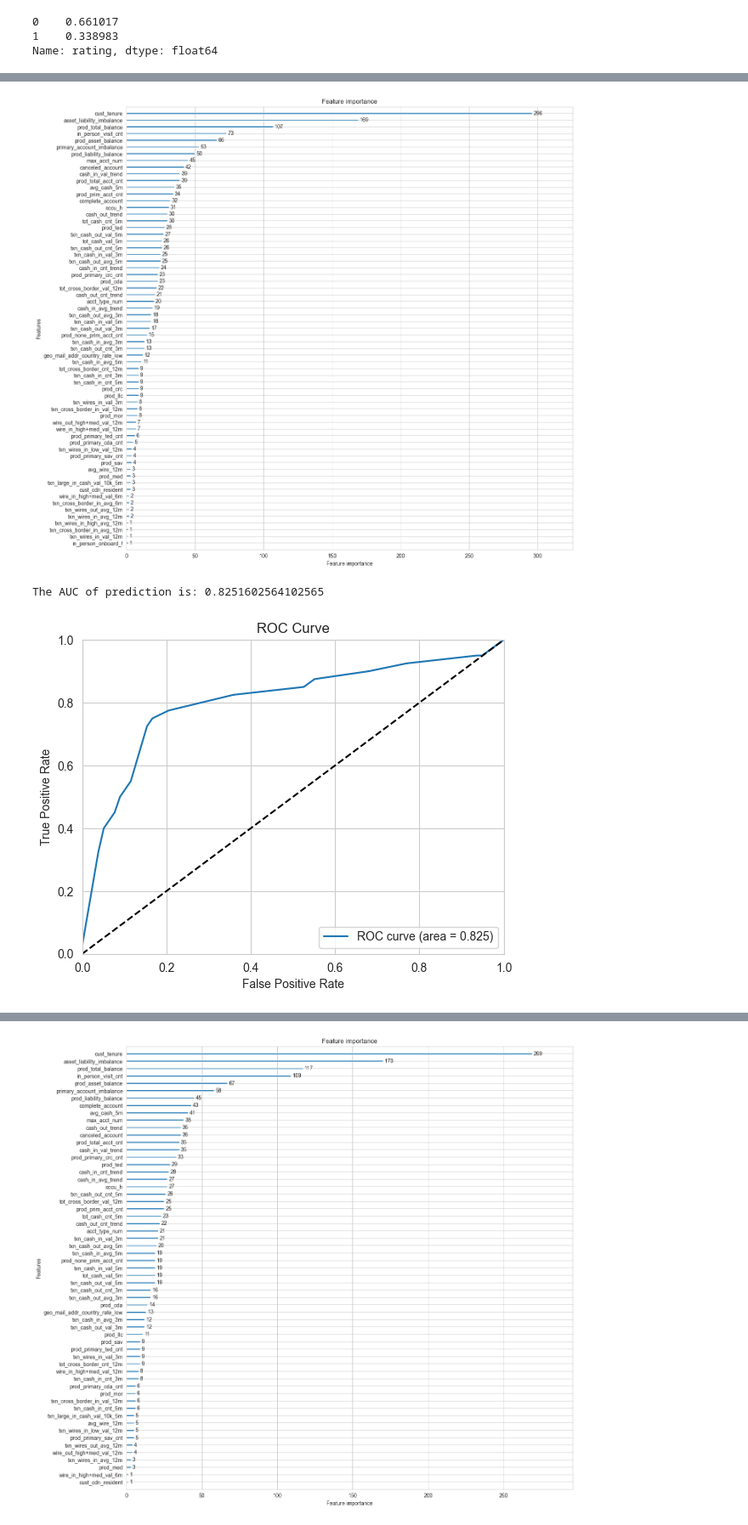
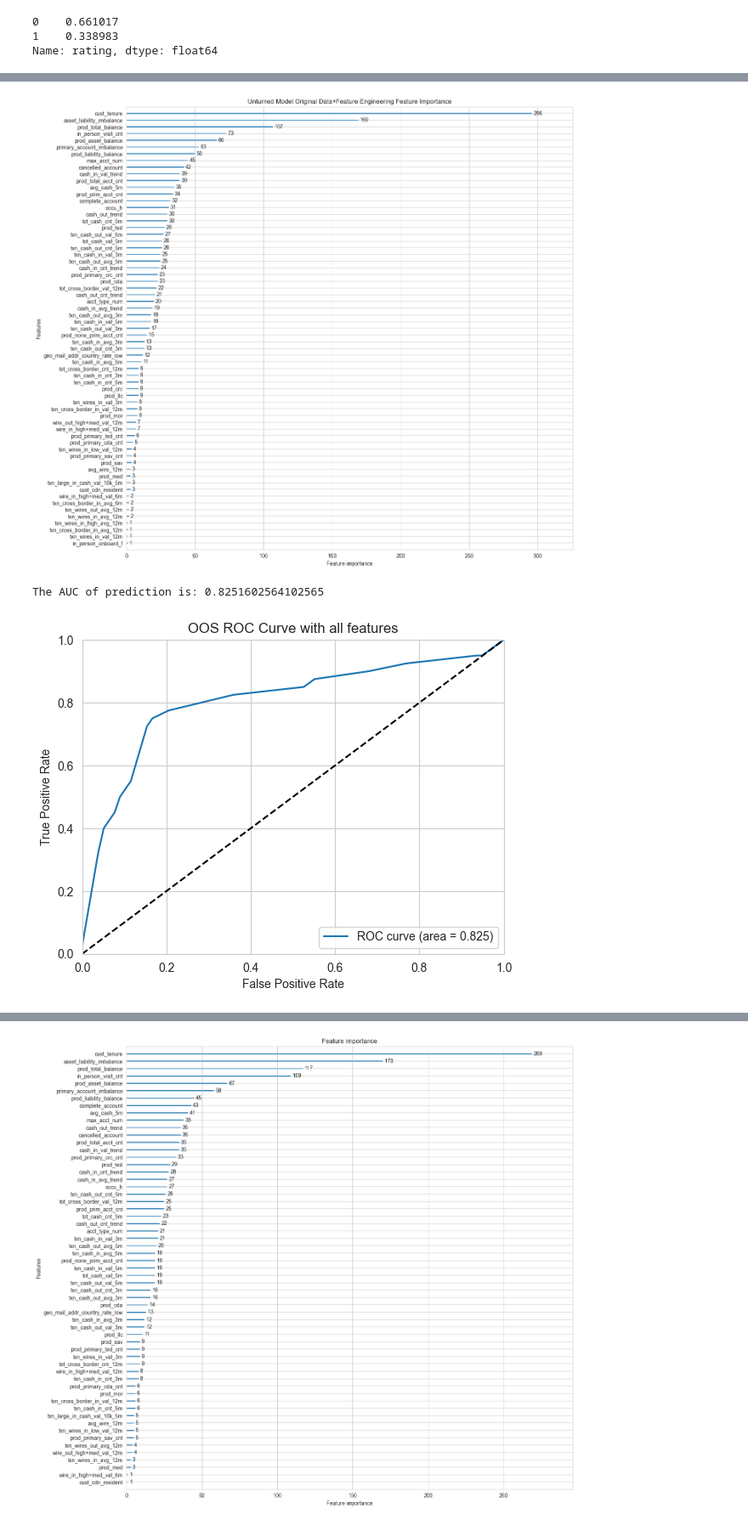
Before and after one commit to kaiwenShen/AML_modelling, a Jupyter notebook: AML_ml.ipynb, the cells around one changed output, grey strips where cells are left out. Shown at 85% size. Cells and saved outputs as stored; diff of their text form; code cells hidden in the pictures.

```diff
--- a/AML_ml.ipynb
+++ b/AML_ml.ipynb
@@ -43,7 +94,7 @@ possible_feature['asset_liability_imbalance'] = (data['prod_asset_balance'] - da
         data['prod_asset_balance'] + data['prod_liability_balance'])
 possible_feature['primary_account_imbalance'] = (data['prod_prim_acct_cnt'] - data['prod_none_prim_acct_cnt']) / (
         data['prod_prim_acct_cnt'] + data['prod_none_prim_acct_cnt'])
-possible_feature['canceled_account'] = 1 - (data['prod_none_prim_acct_cnt'] + data['prod_prim_acct_cnt']) / data[
+possible_feature['cancelled_account'] = 1 - (data['prod_none_prim_acct_cnt'] + data['prod_prim_acct_cnt']) / data[
     'prod_total_acct_cnt']
 # reduce dimension of cash related features
 possible_feature['cash_out_trend'] = ((data['txn_cash_out_avg_5m'] - data['txn_cash_out_avg_3m']) / 2 + (
@@ -222,10 +361,10 @@ You can set `force_col_wise=true` to remove the overhead.
 #plot feature importance
 import matplotlib.pyplot as plt
 
-lgb.plot_importance(gbm, figsize=(15, 15))
+lgb.plot_importance(gbm, figsize=(15, 15),title='Unturned Model Original Data+Feature Engineering Feature Importance')
 plt.show()
 # %% [output]
-[figure, old version]
+[figure, new version]
 # %%
 # see AUC in test set
 from sklearn.metrics import roc_auc_score
@@ -237,21 +376,21 @@ The AUC of prediction is: 0.8251602564102565
 # %%
 #plot auc plot with 45 degree line
 from sklearn.metrics import roc_curve
 
 fpr, tpr, thresholds = roc_curve(y_test, y_pred)
 # apply exponential smoothing to tpr
 from statsmodels.tsa.holtwinters import ExponentialSmoothing
 
 tpr = ExponentialSmoothing(tpr).fit().fittedvalues
 plt.plot(fpr, tpr, label='ROC curve (area = %0.3f)' % roc_auc_score(y_test, y_pred))
 plt.plot([0, 1], [0, 1], 'k--')
 plt.xlim([0.0, 1])
 plt.ylim([0.0, 1])
 plt.xlabel('False Positive Rate')
 plt.ylabel('True Positive Rate')
-plt.title('ROC Curve')
+plt.title('OOS ROC Curve with all features')
 plt.legend(loc="lower right")
 plt.show()
 # %% [output]
-[figure, old version]
+[figure, new version]
 # %% [markdown]
```
Also changed, not shown: parts of 25 cells of this notebook.
